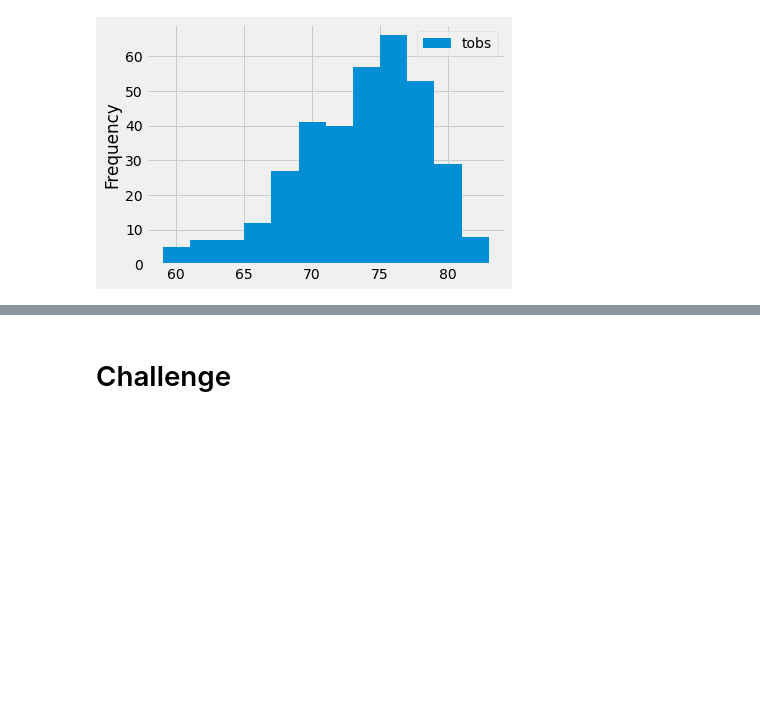
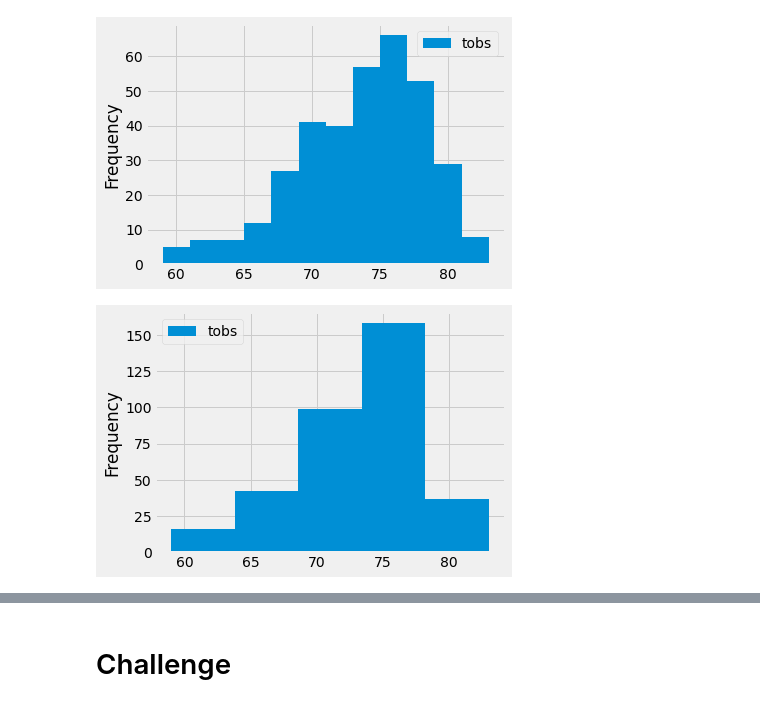
Before and after one commit to Gobi1616/surfs_up, a Jupyter notebook: climate_analysis.ipynb, the cells around one changed output, grey strips where cells are left out. Drawn from its saved outputs; the diff is of its cells as text; code cells hidden in the pictures; blank space fills up the shorter version.

```diff
--- a/climate_analysis.ipynb
+++ b/climate_analysis.ipynb
@@ -231,3 +231,9 @@ plt.tight_layout()
 
 [352 rows x 1 columns]
 [figure]
+# %%
+# Adjusting bins=5
+df.plot.hist(bins=5)
+plt.tight_layout()
+# %% [output]
+[figure, added]
```
Also changed, not shown: parts of 1 cell of this notebook.
